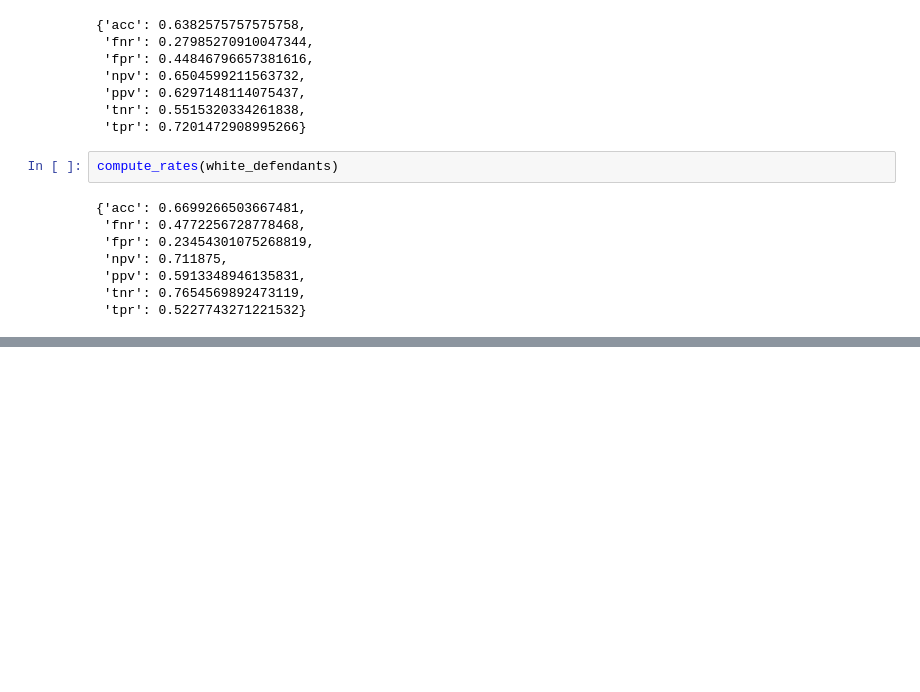
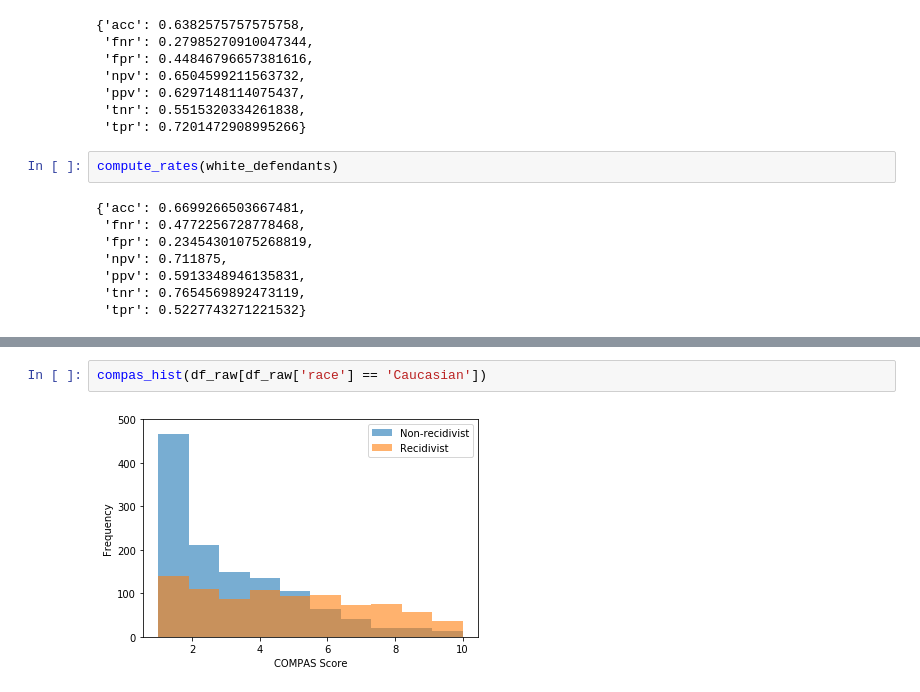
Before and after one commit to ScrypticLabs/Columbia-DSI-2018, a Jupyter notebook: project/Project.ipynb, the cells around one changed output, grey strips where cells are left out. Drawn from its saved outputs; the diff is of its cells as text; blank space fills up the shorter version.

```diff
--- a/project/Project.ipynb
+++ b/project/Project.ipynb
@@ -212,0 +229,4 @@ compute_rates(white_defendants)
+# %%
+compas_hist(df_raw[df_raw['race'] == 'Caucasian'])
+# %% [output]
+[figure, added]
```
Also changed, not shown: parts of 4 cells of this notebook.
